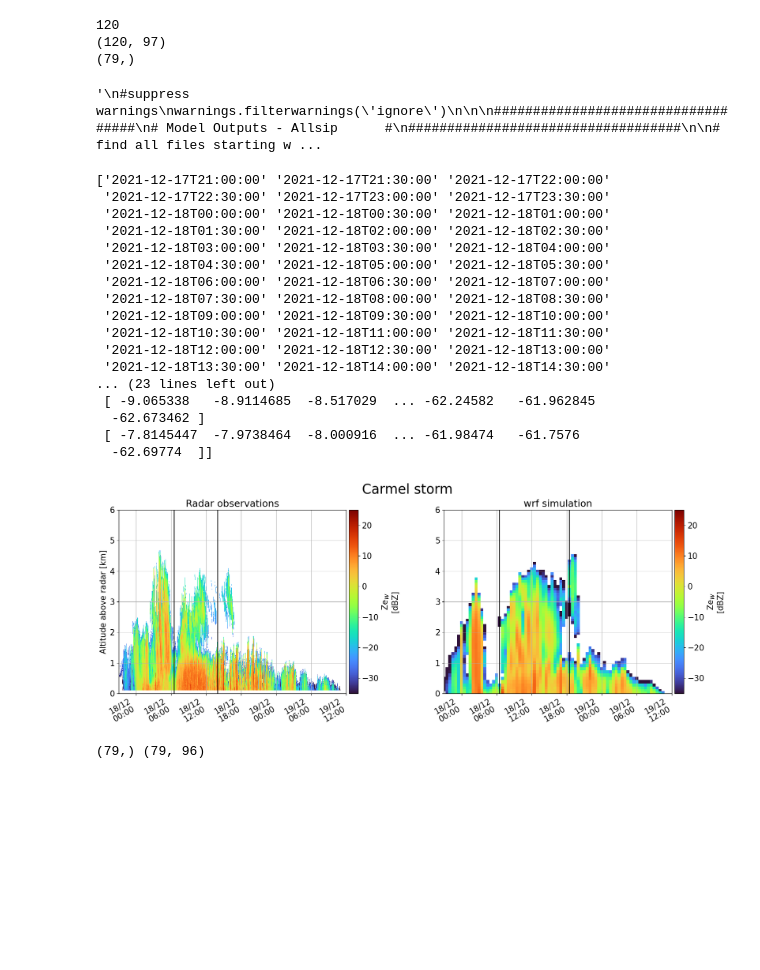
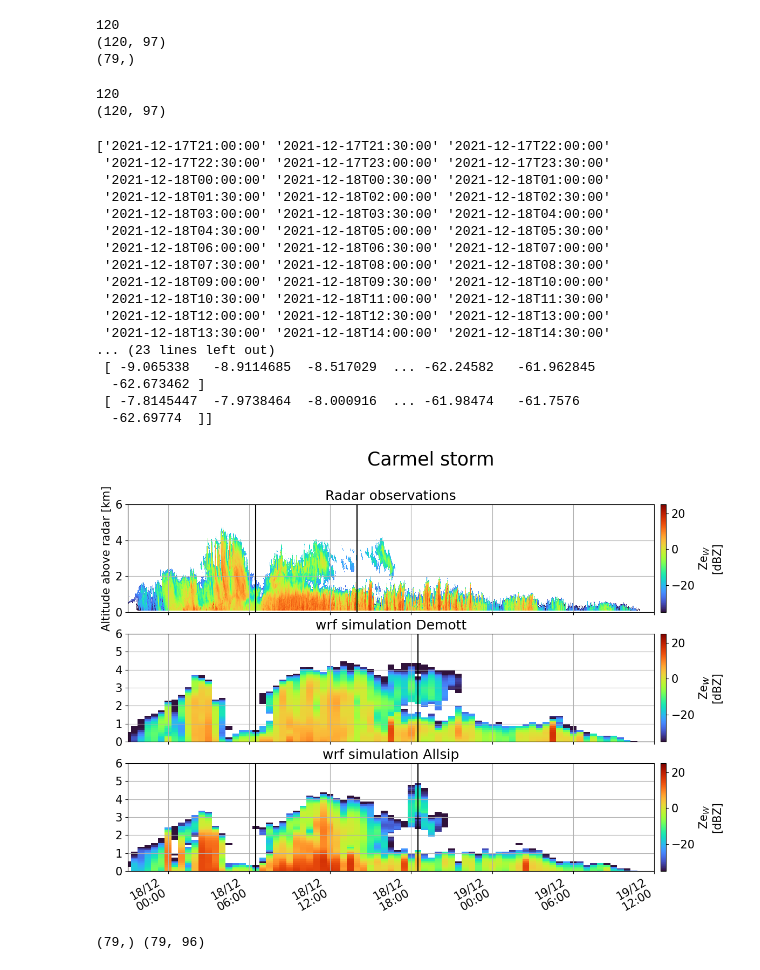
Before and after one commit to eliotperrin/Mixed-phase-cloud-with-CR-SIM, a Jupyter notebook: Comparaison.ipynb, the cells around one changed output. Cells and saved outputs as stored; diff of their text form; code cells hidden in the pictures; blank space fills up the shorter version.

```diff
--- a/Comparaison.ipynb
+++ b/Comparaison.ipynb
@@ -84,7 +84,7 @@ warnings.filterwarnings('ignore')
 pattern = re.compile(r'^Output[^_]*\.nc$')
 
 # get a list of all files in the current directory
-files = os.listdir('/Users/eliotperrin/Desktop/Travail de bachelor/comparaison/cr-sim')
+files = os.listdir('/Users/eliotperrin/Desktop/Travail de bachelor/CR-SIM Demott')
 
 # filter the files using the regular expression
 filelist = [file for file in files if pattern.match(file)]
@@ -98,7 +98,7 @@ SP_WIDTH = np.empty((nfiles, 97))
 print(nfiles)
 
 # current = os.getcwd()
-os.chdir(os.path.join("/Users/eliotperrin/Desktop/Travail de bachelor/comparaison/cr-sim"))
+os.chdir(os.path.join("/Users/eliotperrin/Desktop/Travail de bachelor/CR-SIM Demott"))
 
 # Loop over files and append data
 #for i, fn in enumerate(filelist):
@@ -177,7 +177,7 @@ tkCNT = ((presCNT / P1000MB)**(RD/CP) * thetCNT)
 tCNT = tkCNT - 273.15 #Temperature in Celsius degrees
 tCNT = tCNT[spin_up:end]
 # %%
-"""
+
 #suppress warnings
 warnings.filterwarnings('ignore')
 
@@ -204,7 +204,7 @@ SP_WIDTH_allsip = np.empty((nfiles, 97))
 print(nfiles)
 
 # current = os.getcwd()
-os.chdir(os.path.join("/Users/eliotperrin/Desktop/Travail de bachelor/comparaison/cr-sim"))
+os.chdir(os.path.join("/Users/eliotperrin/Desktop/Travail de bachelor/CR-SIM allsip"))
 
 # Loop over files and append data
 #for i, fn in enumerate(filelist):
@@ -250,14 +250,13 @@ for jj in range(len(ZZ_allsip)-1):
         dz_allsip[kk] = (ZZ_allsip[kk+1]-ZZ_allsip[kk])/2
         ZZmiddle_allsip[kk] = dz_allsip[kk] + ZZ_allsip[kk]
         kk=kk+1
-
-"""
 # %% [output]
-'\n#suppress warnings\nwarnings.filterwarnings(\'ignore\')\n\n\n###################################\n# Model Outputs - Allsip      #\n###################################\n\n# find all files starting w ...
+120
+(120, 97)
 # %%
 
 plt.rcParams['font.size']=15
-fig,axs = plt.subplots(1,2,figsize=(20,7),sharex=True)
+fig,axs = plt.subplots(3,1,figsize=(15,10),sharex=True)
 fig.suptitle('Carmel storm', fontsize=25)
 
 im0=axs[0].pcolormesh(x_axis,Rgates,Ze_plot.T,vmin=-35,vmax=25,cmap='turbo')
@@ -282,7 +281,7 @@ im1 = axs[1].pcolormesh(to_np(wrf_time[0:-1]),to_np(ZZ)/1000,REFL[spin_up:end-1]
 # Quand on plot la réfléctivité on fait spin_up:end-1
 
 axs[1].set_xlim(wrf_time[0], wrf_time[-1])
-axs[1].set_title('wrf simulation')
+axs[1].set_title('wrf simulation Demott')
 
 l1_model = axs[1].axvline((datetime.datetime(2021, 12, 18, 6, 30)), color = 'k')
 l2_model = axs[1].axvline((datetime.datetime(2021, 12, 18, 18, 30)), color = 'k')
@@ -296,38 +295,60 @@ xlocator = mdates.MinuteLocator(interval = 360)
 axs[1].xaxis.set_major_locator(xlocator)
 axs[1].xaxis.set_major_formatter(xfmt)
 
+########################
+im2 = axs[2].pcolormesh(to_np(wrf_time[0:-1]),to_np(ZZ_allsip)/1000,REFL_allsip[spin_up:end-1].T,vmin=-35,vmax=25,cmap='turbo')
+
+axs[2].set_xlim(wrf_time[0], wrf_time[-1])
+axs[2].set_title('wrf simulation Allsip')
+
+l1_model = axs[2].axvline((datetime.datetime(2021, 12, 18, 6, 30)), color = 'k')
+l2_model = axs[2].axvline((datetime.datetime(2021, 12, 18, 18, 30)), color = 'k')
+
+axs[2].set_ylim(0,6)
+axs[2].set_yticks([0,1,2,3,4,5,6])
+axs[2].grid()
+
+xfmt = mdates.DateFormatter('%d/%m' +'\n'+ '%H:%M')
+xlocator = mdates.MinuteLocator(interval = 360)
+axs[2].xaxis.set_major_locator(xlocator)
+axs[2].xaxis.set_major_formatter(xfmt)
+########################
+
+
+
 #cs = axs[1].contour(wrf_time,ZZmiddle/1000, tCNT.T,levels=np.arange(-50, 0,10), colors='black')
 #axs[1].clabel(cs, inline=True,fontsize=10, fmt='%d$^\circ$C')
 
 
 #im2 = axs[1].pcolormesh(to_np(wrf_time[0:-1]),to_np(ZZ_allsip)/1000,REFL_allsip[spin_up:end-1].T,vmin=-35,vmax=25,cmap='turbo')
 
 
 
 fig.autofmt_xdate()
+plt.colorbar(im0,label=r'Ze$_{W}$'+'\n[dBZ]',pad=.01,ax=axs[0])
 plt.colorbar(im1, label=r'Ze$_{W}$'+'\n[dBZ]',pad=.01,ax=axs[1])
-plt.colorbar(im0,label=r'Ze$_{W}$'+'\n[dBZ]',pad=.01,ax=axs[0])
+plt.colorbar(im2,label=r'Ze$_{W}$'+'\n[dBZ]',pad=.01,ax=axs[2])
 
 print(wrf_time, tCNT )
 # %% [output]
 ['2021-12-17T21:00:00' '2021-12-17T21:30:00' '2021-12-17T22:00:00'
  '2021-12-17T22:30:00' '2021-12-17T23:00:00' '2021-12-17T23:30:00'
  '2021-12-18T00:00:00' '2021-12-18T00:30:00' '2021-12-18T01:00:00'
  '2021-12-18T01:30:00' '2021-12-18T02:00:00' '2021-12-18T02:30:00'
  '2021-12-18T03:00:00' '2021-12-18T03:30:00' '2021-12-18T04:00:00'
  '2021-12-18T04:30:00' '2021-12-18T05:00:00' '2021-12-18T05:30:00'
  '2021-12-18T06:00:00' '2021-12-18T06:30:00' '2021-12-18T07:00:00'
  '2021-12-18T07:30:00' '2021-12-18T08:00:00' '2021-12-18T08:30:00'
  '2021-12-18T09:00:00' '2021-12-18T09:30:00' '2021-12-18T10:00:00'
  '2021-12-18T10:30:00' '2021-12-18T11:00:00' '2021-12-18T11:30:00'
  '2021-12-18T12:00:00' '2021-12-18T12:30:00' '2021-12-18T13:00:00'
  '2021-12-18T13:30:00' '2021-12-18T14:00:00' '2021-12-18T14:30:00'
 ... (23 lines left out)
  [ -9.065338   -8.9114685  -8.517029  ... -62.24582   -61.962845
   -62.673462 ]
  [ -7.8145447  -7.9738464  -8.000916  ... -61.98474   -61.7576
   -62.69774  ]]
-[figure, old version]
+[figure, new version]
 # %%
 print(wrf_time.shape, tCNT.shape)
 # %% [output]
```
Also changed, not shown: parts of 10 cells of this notebook.
